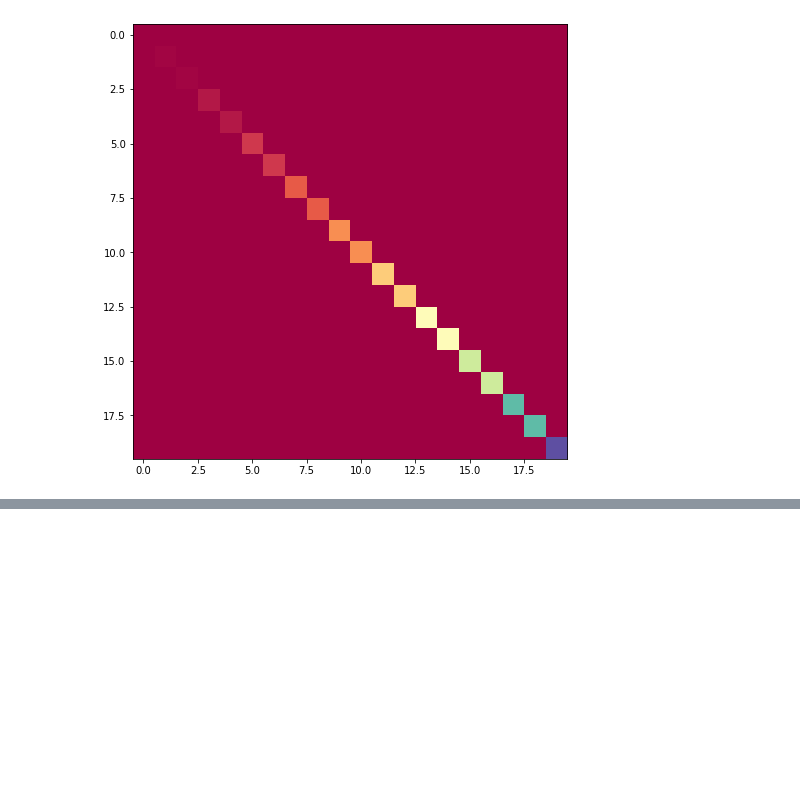
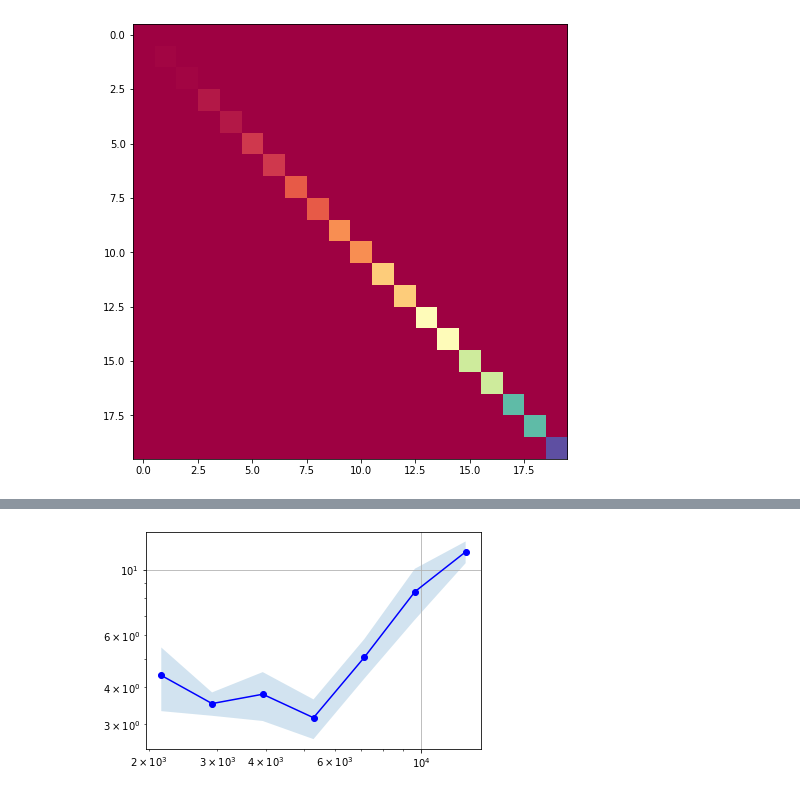
Before and after one commit to dhudsmith/manifold_learning, a Jupyter notebook: source/ring_2_particles.ipynb, the cells around one changed output, grey strips where cells are left out. Cells and saved outputs as stored; diff of their text form; code cells hidden in the pictures; blank space fills up the shorter version.

```diff
--- a/source/ring_2_particles.ipynb
+++ b/source/ring_2_particles.ipynb
@@ -182,0 +212,9 @@ MovieWriter imagemagick unavailable; trying to use <class 'matplotlib.animation.
+# %%
+Ns = np.logspace(3.333245,4.114,7).astype(int)
+N_proj = 20
+repeats = 7
+alpha=20
+max_iter = 10000
+n_print = 200
+rel_tol = 0.0001
+criterion = utils.Cost(N_proj, alpha).type(dtype).to(device)
@@ -182,0 +225,23 @@ MovieWriter imagemagick unavailable; trying to use <class 'matplotlib.animation.
+# %%
+average_time = []
+stddev_time = []
+average_err = []
+stddev_err = []
+for N in Ns:
+    t = []
+    err = []
+    for r in range(repeats):
+        print("N=%i. Nproj=%i. repeat=%i" % (N, N_proj, r+1))
+        Hgen = H.H_ring_2particles(N, g, device, dtype)
+        model = utils.Hamiltonian(Hgen, N, N_proj).type(dtype).to(device)
+        optimizer = utils.optim.Rprop(model.parameters(), lr=0.1)
+
+        _, errs, _, _, ts = utils.optimize(model, optimizer, criterion, max_iter, n_print, show_progress=False, stop_early=True, rel_tol=rel_tol, patience=3)
+
+        t.append(ts[-1])
+        err.append(errs[-1])
+
+    average_time.append(np.average(t))
+    stddev_time.append(np.std(t))
+    average_err.append(np.average(err))
+    stddev_err.append(np.std(err))
@@ -182,0 +266,11 @@ MovieWriter imagemagick unavailable; trying to use <class 'matplotlib.animation.
+# %%
+average_time= np.asarray(average_time)
+stddev_time = np.asarray(stddev_time)
+average_err= np.asarray(average_err)
+stddev_err = np.asarray(stddev_err)
+# %%
+plt.loglog(Ns, average_time, 'bo-')
+plt.fill_between(Ns, average_time-stddev_time, average_time+stddev_time, alpha=0.2)
+plt.grid()
+# %% [output]
+[figure, added]
```
Also changed, not shown: parts of 33 cells of this notebook, 1 other file.
